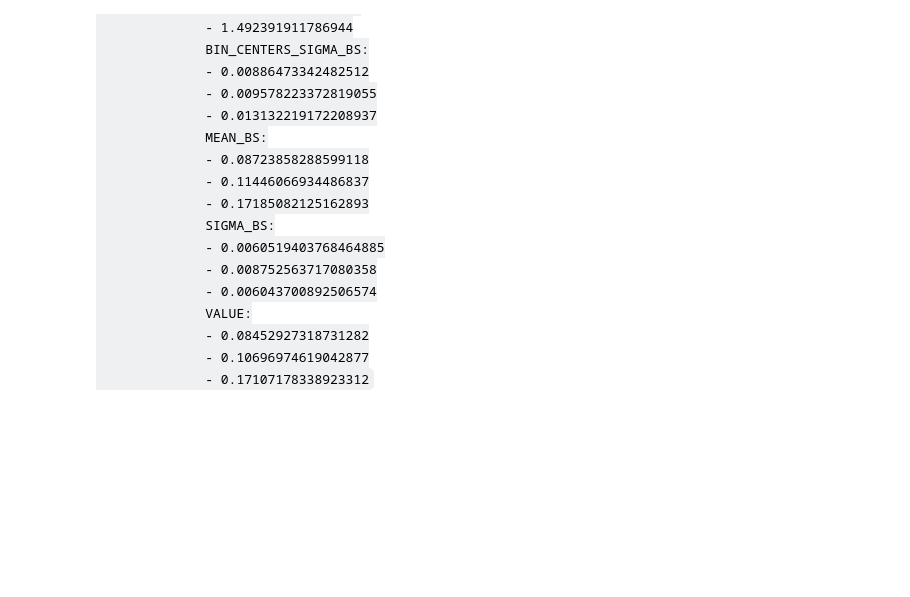
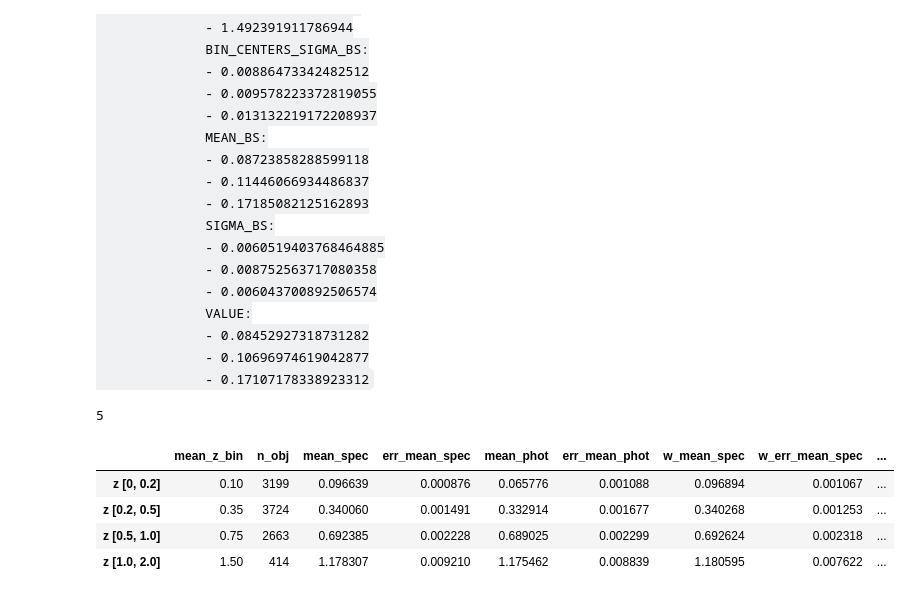
Before and after one commit to DarkEnergySurvey/bpz, a Jupyter notebook: notebook/ValidationScriptExample.ipynb, the cells around one changed output. Cells and saved outputs as stored; diff of their text form; code cells hidden in the pictures; blank space fills up the shorter version.

Commit message:
minor adjusments to notebook and working mean_pdf

```diff
--- a/notebook/ValidationScriptExample.ipynb
+++ b/notebook/ValidationScriptExample.ipynb
@@ -557,0 +560,12 @@ a = pval.weighted_nz_distributions(dataFrame, binning=zbins, weights=None, tomo_
+# %%
+df_mean = pval.mean(dataFrame, binning=zbins, weights=None, metric='mode', tomo_bins=[0,0.2,0.5, 1.0, 2.0], z_phot= dataFrame.Z_SPEC.values , n_resample=50)
+# %% [output]
+5
+# %%
+df_mean
+# %% [output]
+|  | mean_z_bin | n_obj | mean_spec | err_mean_spec | mean_phot | err_mean_phot | w_mean_spec | w_err_mean_spec | ... |
+| z [0, 0.2] | 0.10 | 3199 | 0.096639 | 0.000876 | 0.065776 | 0.001088 | 0.096894 | 0.001067 | ... |
+| z [0.2, 0.5] | 0.35 | 3724 | 0.340060 | 0.001491 | 0.332914 | 0.001677 | 0.340268 | 0.001253 | ... |
+| z [0.5, 1.0] | 0.75 | 2663 | 0.692385 | 0.002228 | 0.689025 | 0.002299 | 0.692624 | 0.002318 | ... |
+| z [1.0, 2.0] | 1.50 | 414 | 1.178307 | 0.009210 | 1.175462 | 0.008839 | 1.180595 | 0.007622 | ... |
```
Also changed, not shown: parts of 9 cells of this notebook, 2 other files.
